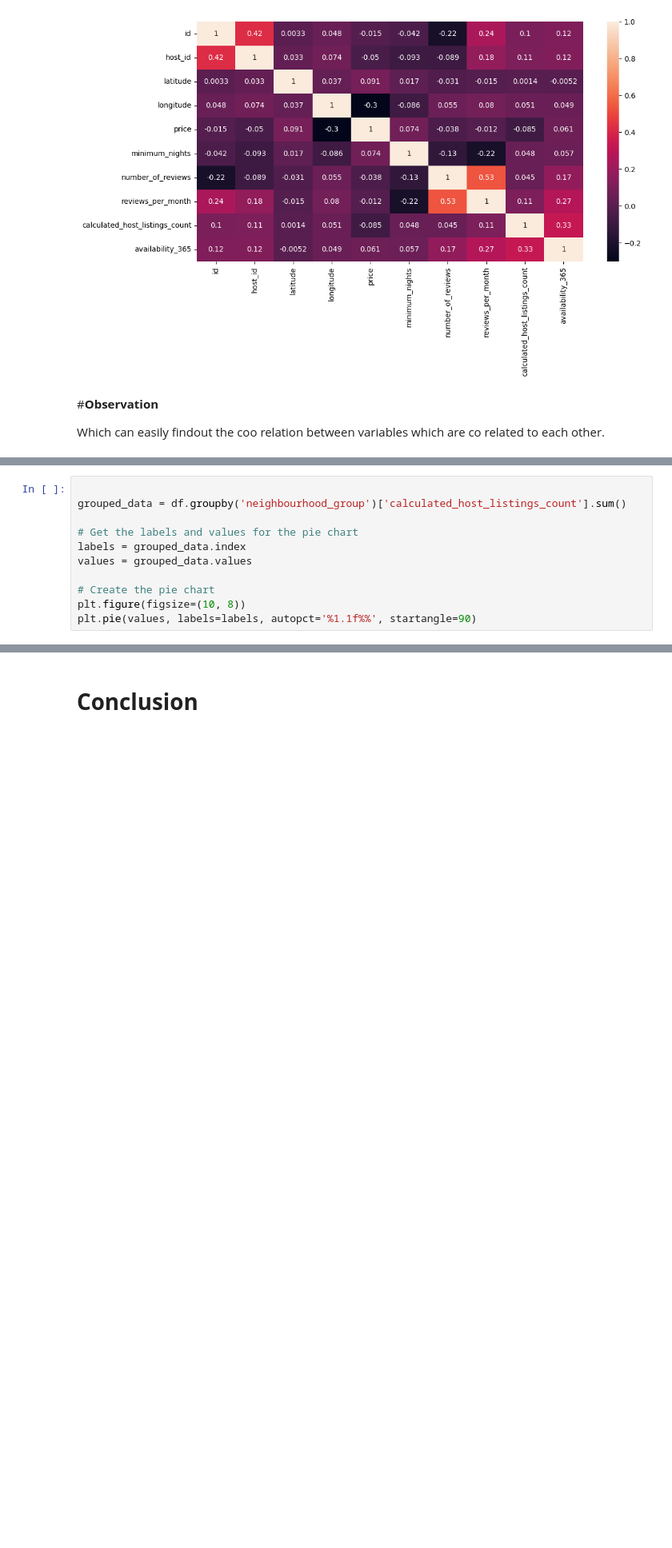
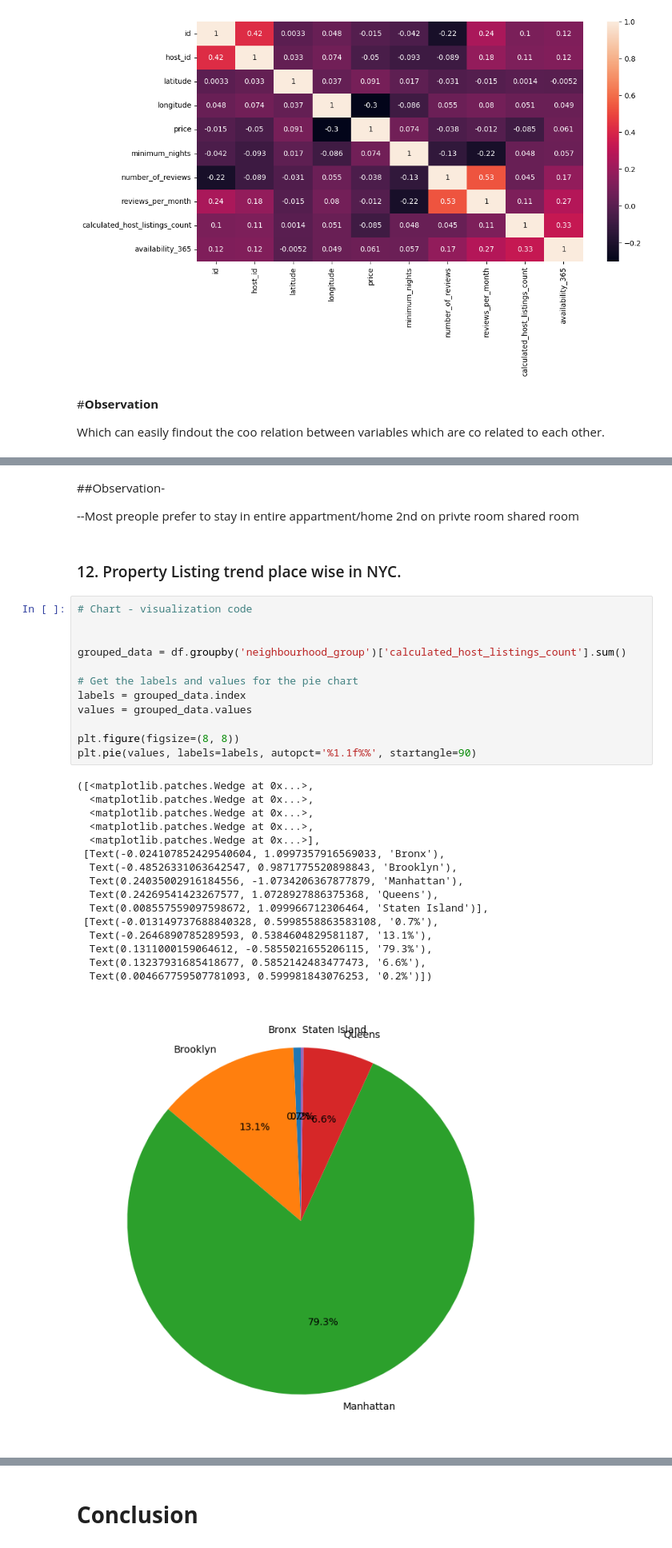
Before and after one commit to Shubhampingley/AirbnbProject, a Jupyter notebook: Final_Airbnb_Project.ipynb, the cells around one changed output, grey strips where cells are left out. Shown at 80% size. Drawn from its saved outputs; the diff is of its cells as text; blank space fills up the shorter version.

```diff
--- a/Final_Airbnb_Project.ipynb
+++ b/Final_Airbnb_Project.ipynb
@@ -481,11 +471,37 @@ plt.bar(traffic, areas, color='red', width=0.5)
+# %% [markdown]
+##Observation-
+
+--Most preople prefer to stay in entire appartment/home
+2nd on privte room
+shared room
+# %% [markdown]
+### 12. Property Listing trend place wise in NYC.
 # %%
+# Chart - visualization code
+
 
 grouped_data = df.groupby('neighbourhood_group')['calculated_host_listings_count'].sum()
 
 # Get the labels and values for the pie chart
 labels = grouped_data.index
 values = grouped_data.values
 
-# Create the pie chart
-plt.figure(figsize=(10, 8))
+plt.figure(figsize=(8, 8))
 plt.pie(values, labels=labels, autopct='%1.1f%%', startangle=90)
+# %% [output]
+([<matplotlib.patches.Wedge at 0x...>,
+  <matplotlib.patches.Wedge at 0x...>,
+  <matplotlib.patches.Wedge at 0x...>,
+  <matplotlib.patches.Wedge at 0x...>,
+  <matplotlib.patches.Wedge at 0x...>],
+ [Text(-0.024107852429540604, 1.0997357916569033, 'Bronx'),
+  Text(-0.48526331063642547, 0.9871775520898843, 'Brooklyn'),
+  Text(0.24035002916184556, -1.0734206367877879, 'Manhattan'),
+  Text(0.24269541423267577, 1.0728927886375368, 'Queens'),
+  Text(0.008557559097598672, 1.099966712306464, 'Staten Island')],
+ [Text(-0.013149737688840328, 0.5998558863583108, '0.7%'),
+  Text(-0.2646890785289593, 0.5384604829581187, '13.1%'),
+  Text(0.1311000159064612, -0.5855021655206115, '79.3%'),
+  Text(0.13237931685418677, 0.5852142483477473, '6.6%'),
+  Text(0.004667759507781093, 0.599981843076253, '0.2%')])
+[figure, added]
```
Also changed, not shown: parts of 47 cells of this notebook.
